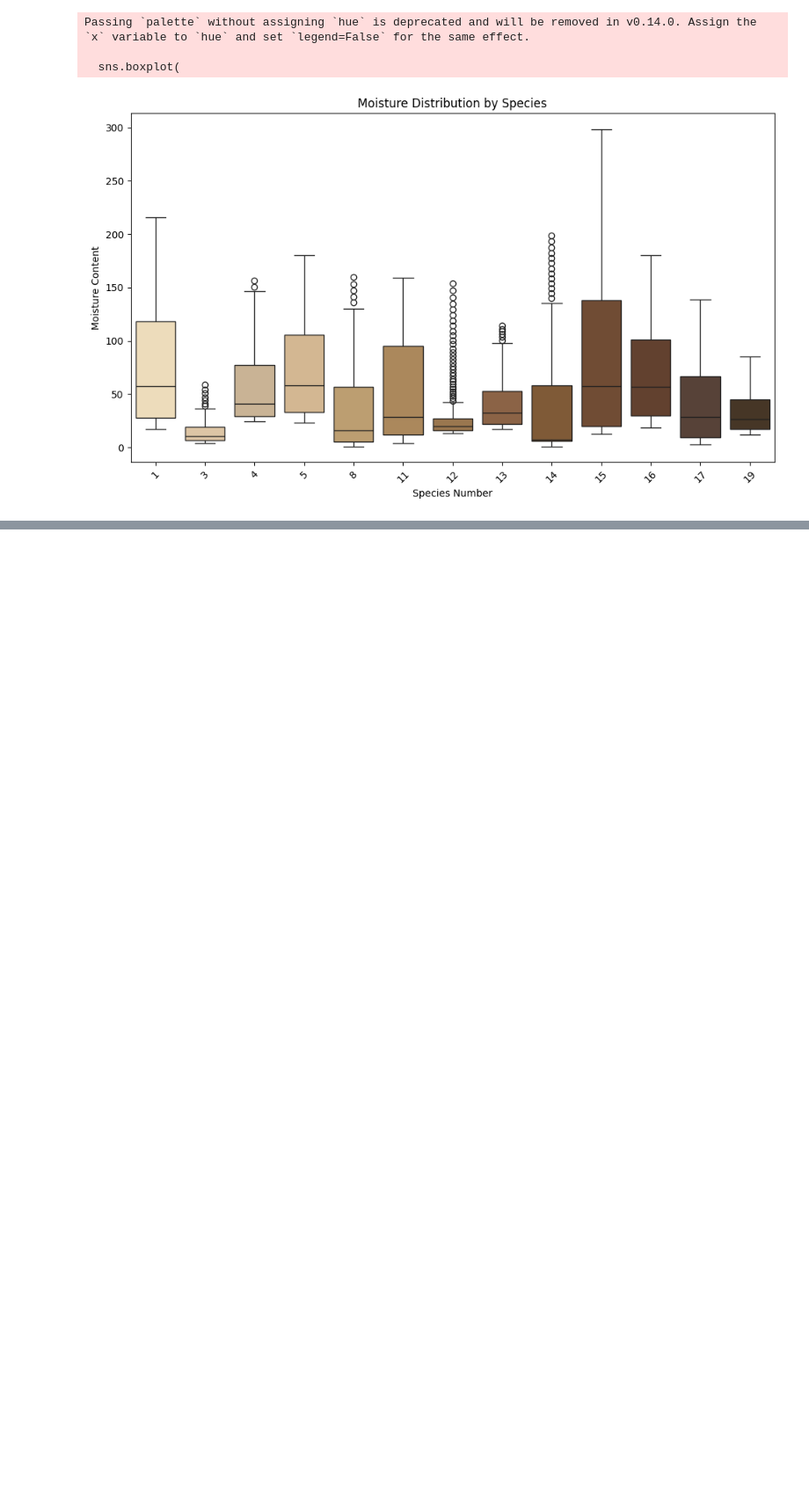
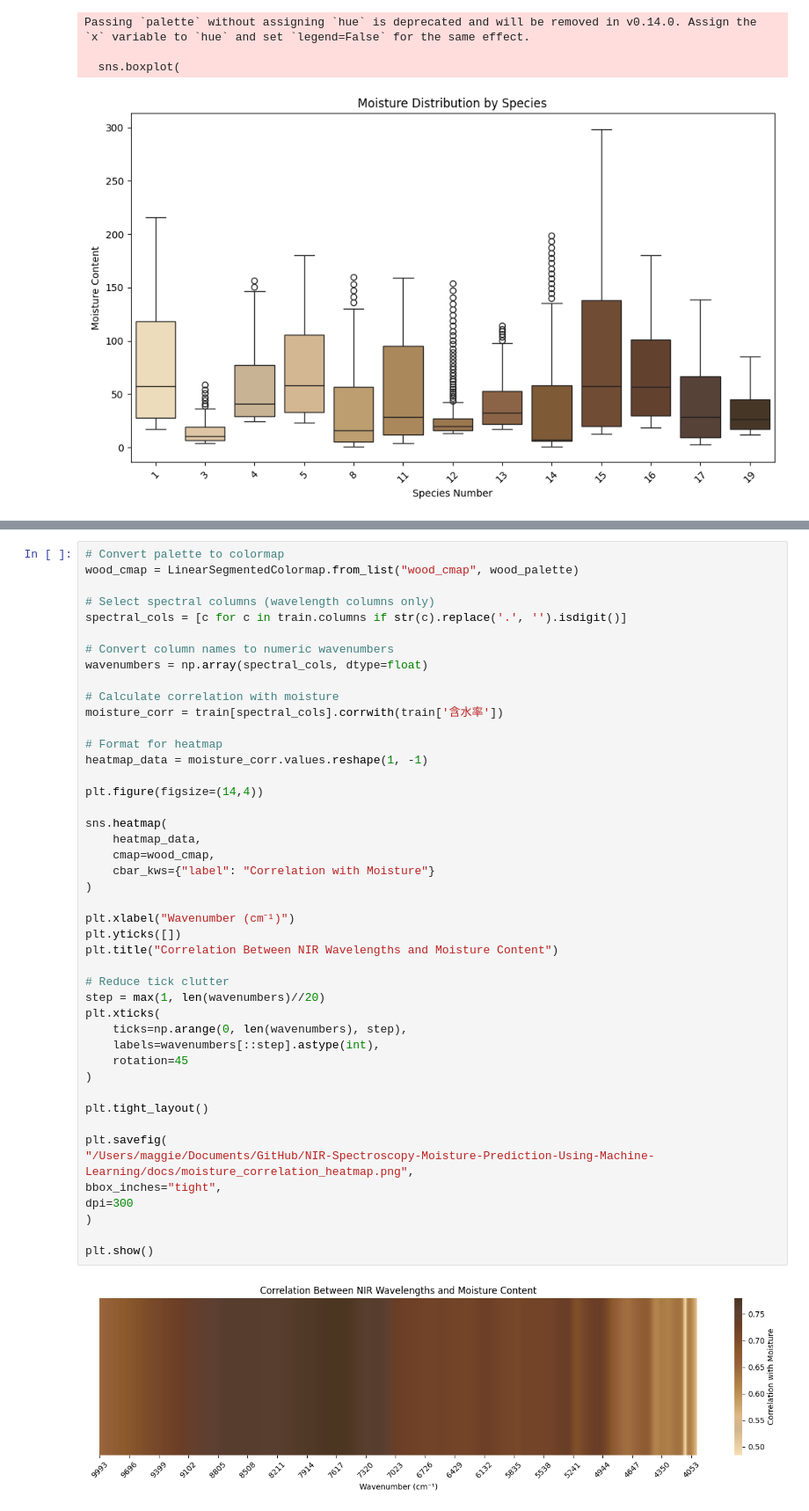
Before and after one commit to Bimbobana/NIR-Spectroscopy-Moisture-Prediction-Using-Machine-Learning, a Jupyter notebook: notebooks/01_EDA.ipynb, the cells around one changed output, grey strips where cells are left out. Shown at 88% size. Drawn from its saved outputs; the diff is of its cells as text; blank space fills up the shorter version.

Commit message:
Add moisture correlation heatmap visualization

```diff
--- a/notebooks/01_EDA.ipynb
+++ b/notebooks/01_EDA.ipynb
@@ -360,3 +361,50 @@ plt.savefig("/Users/maggie/Documents/GitHub/NIR-Spectroscopy-Moisture-Prediction
 plt.show()
 # %% [output]
 [figure]
+# %%
+# Convert palette to colormap
+wood_cmap = LinearSegmentedColormap.from_list("wood_cmap", wood_palette)
+
+# Select spectral columns (wavelength columns only)
+spectral_cols = [c for c in train.columns if str(c).replace('.', '').isdigit()]
+
+# Convert column names to numeric wavenumbers
+wavenumbers = np.array(spectral_cols, dtype=float)
+
+# Calculate correlation with moisture
+moisture_corr = train[spectral_cols].corrwith(train['含水率'])
+
+# Format for heatmap
+heatmap_data = moisture_corr.values.reshape(1, -1)
+
+plt.figure(figsize=(14,4))
+
+sns.heatmap(
+    heatmap_data,
+    cmap=wood_cmap,
+    cbar_kws={"label": "Correlation with Moisture"}
+)
+
+plt.xlabel("Wavenumber (cm⁻¹)")
+plt.yticks([])
+plt.title("Correlation Between NIR Wavelengths and Moisture Content")
+
+# Reduce tick clutter
+step = max(1, len(wavenumbers)//20)
+plt.xticks(
+    ticks=np.arange(0, len(wavenumbers), step),
+    labels=wavenumbers[::step].astype(int),
+    rotation=45
+)
+
+plt.tight_layout()
+
+plt.savefig(
+"/Users/maggie/Documents/GitHub/NIR-Spectroscopy-Moisture-Prediction-Using-Machine-Learning/docs/moisture_correlation_heatmap.png",
+bbox_inches="tight",
+dpi=300
+)
+
+plt.show()
+# %% [output]
+[figure, added]
```
Also changed, not shown: parts of 2 cells of this notebook, 1 other file.
